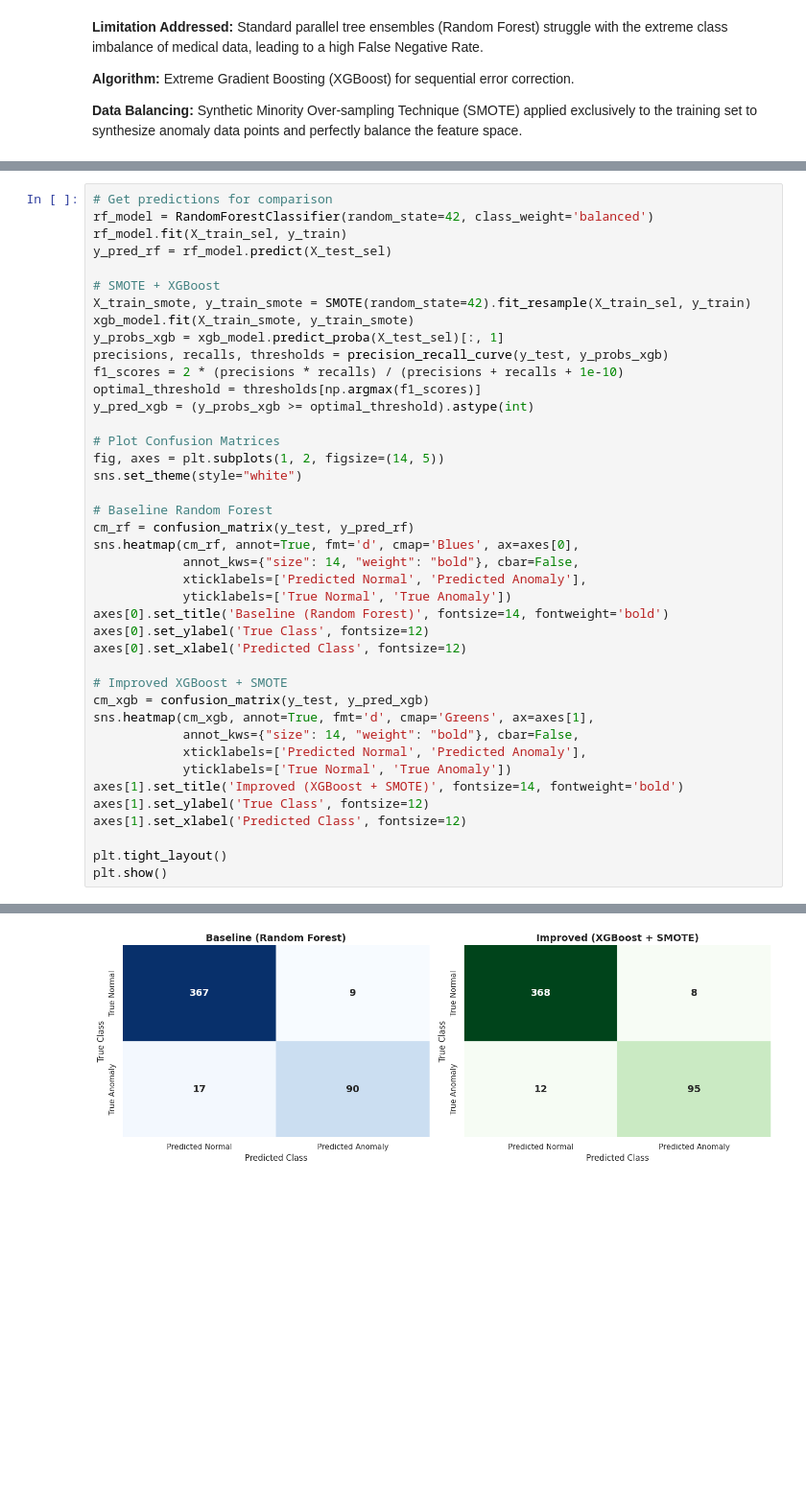
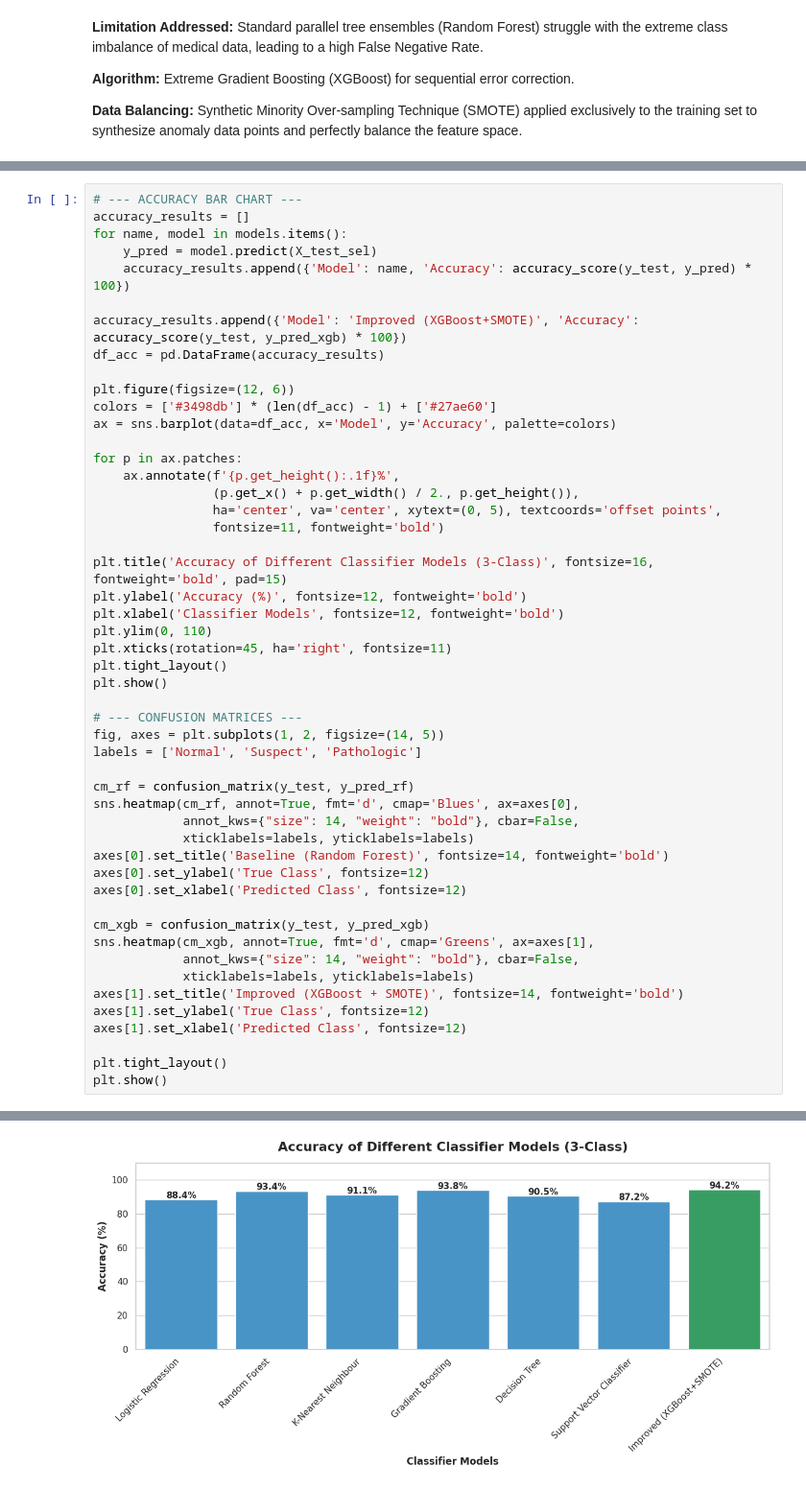
Before and after one commit to YadurajSiddarth/Fetal-monitoring-ctg-, a Jupyter notebook: Fetus_Monitoring_(CTG).ipynb, the cells around one changed output, grey strips where cells are left out. Shown at 96% size. Saved outputs shown, nothing was run; the diff lists cells and outputs as text; blank space fills up the shorter version.

```diff
--- a/Fetus_Monitoring_(CTG).ipynb
+++ b/Fetus_Monitoring_(CTG).ipynb
@@ -527,38 +542,47 @@ plt.show()
 # %%
-# Get predictions for comparison
-rf_model = RandomForestClassifier(random_state=42, class_weight='balanced')
-rf_model.fit(X_train_sel, y_train)
-y_pred_rf = rf_model.predict(X_test_sel)
+# --- ACCURACY BAR CHART ---
+accuracy_results = []
+for name, model in models.items():
+    y_pred = model.predict(X_test_sel)
+    accuracy_results.append({'Model': name, 'Accuracy': accuracy_score(y_test, y_pred) * 100})
 
-# SMOTE + XGBoost
-X_train_smote, y_train_smote = SMOTE(random_state=42).fit_resample(X_train_sel, y_train)
-xgb_model.fit(X_train_smote, y_train_smote)
-y_probs_xgb = xgb_model.predict_proba(X_test_sel)[:, 1]
-precisions, recalls, thresholds = precision_recall_curve(y_test, y_probs_xgb)
-f1_scores = 2 * (precisions * recalls) / (precisions + recalls + 1e-10)
-optimal_threshold = thresholds[np.argmax(f1_scores)]
-y_pred_xgb = (y_probs_xgb >= optimal_threshold).astype(int)
+accuracy_results.append({'Model': 'Improved (XGBoost+SMOTE)', 'Accuracy': accuracy_score(y_test, y_pred_xgb) * 100})
+df_acc = pd.DataFrame(accuracy_results)
 
-# Plot Confusion Matrices
+plt.figure(figsize=(12, 6))
+colors = ['#3498db'] * (len(df_acc) - 1) + ['#27ae60']
+ax = sns.barplot(data=df_acc, x='Model', y='Accuracy', palette=colors)
+
+for p in ax.patches:
+    ax.annotate(f'{p.get_height():.1f}%',
+                (p.get_x() + p.get_width() / 2., p.get_height()),
+                ha='center', va='center', xytext=(0, 5), textcoords='offset points',
+                fontsize=11, fontweight='bold')
+
+plt.title('Accuracy of Different Classifier Models (3-Class)', fontsize=16, fontweight='bold', pad=15)
+plt.ylabel('Accuracy (%)', fontsize=12, fontweight='bold')
+plt.xlabel('Classifier Models', fontsize=12, fontweight='bold')
+plt.ylim(0, 110)
+plt.xticks(rotation=45, ha='right', fontsize=11)
+plt.tight_layout()
+plt.show()
+
+# --- CONFUSION MATRICES ---
 fig, axes = plt.subplots(1, 2, figsize=(14, 5))
-sns.set_theme(style="white")
+labels = ['Normal', 'Suspect', 'Pathologic']
 
-# Baseline Random Forest
 cm_rf = confusion_matrix(y_test, y_pred_rf)
 sns.heatmap(cm_rf, annot=True, fmt='d', cmap='Blues', ax=axes[0],
             annot_kws={"size": 14, "weight": "bold"}, cbar=False,
-            xticklabels=['Predicted Normal', 'Predicted Anomaly'],
-            yticklabels=['True Normal', 'True Anomaly'])
+            xticklabels=labels, yticklabels=labels)
 axes[0].set_title('Baseline (Random Forest)', fontsize=14, fontweight='bold')
 axes[0].set_ylabel('True Class', fontsize=12)
 axes[0].set_xlabel('Predicted Class', fontsize=12)
 
-# Improved XGBoost + SMOTE
 cm_xgb = confusion_matrix(y_test, y_pred_xgb)
 sns.heatmap(cm_xgb, annot=True, fmt='d', cmap='Greens', ax=axes[1],
             annot_kws={"size": 14, "weight": "bold"}, cbar=False,
-            xticklabels=['Predicted Normal', 'Predicted Anomaly'],
-            yticklabels=['True Normal', 'True Anomaly'])
+            xticklabels=labels, yticklabels=labels)
 axes[1].set_title('Improved (XGBoost + SMOTE)', fontsize=14, fontweight='bold')
 axes[1].set_ylabel('True Class', fontsize=12)
 axes[1].set_xlabel('Predicted Class', fontsize=12)
@@ -569 +596 @@ plt.show()
-[figure, old version]
+[figure, new version]
```
Also changed, not shown: parts of 22 cells of this notebook.
